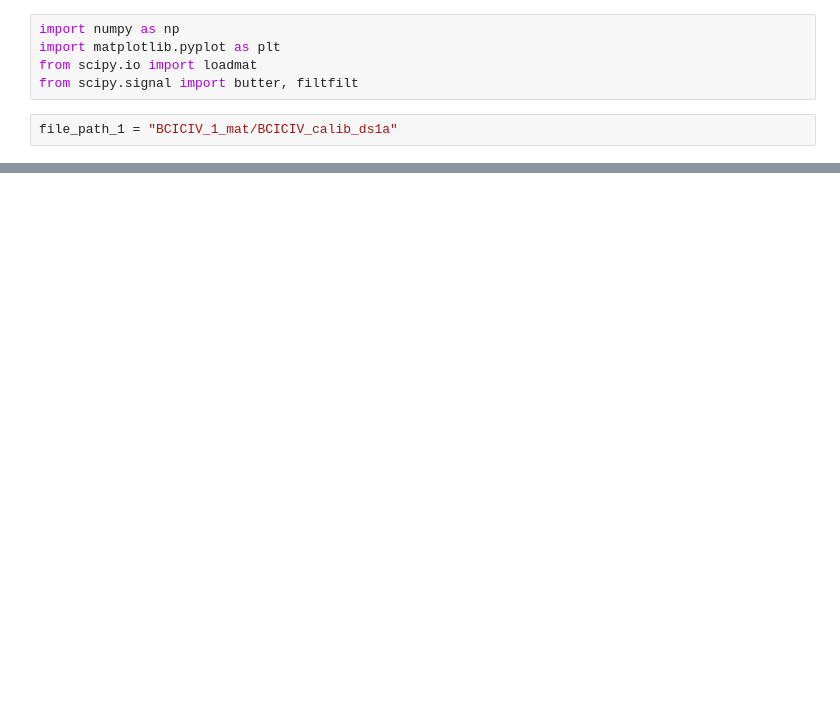
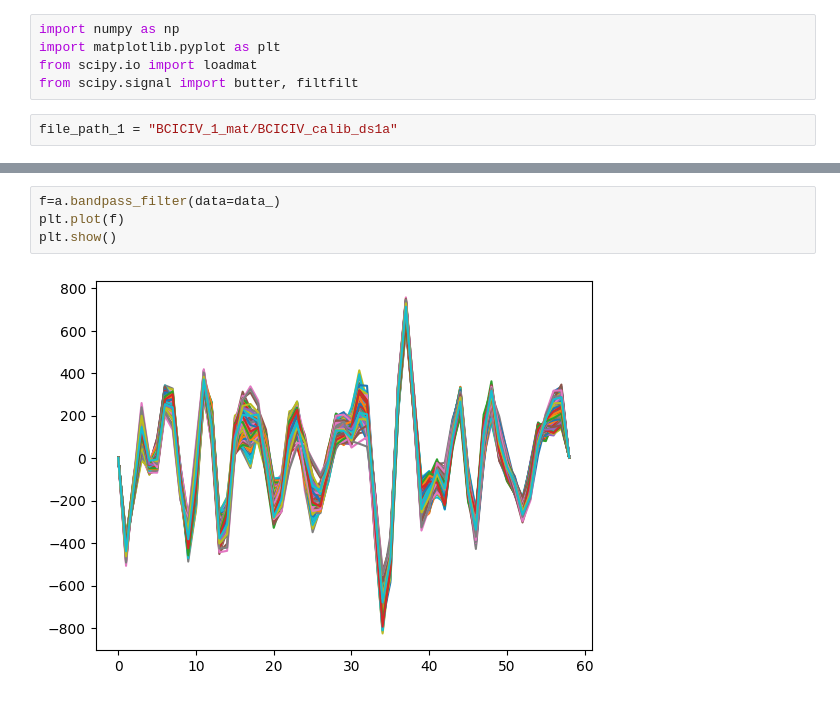
Before and after one commit to javadkavian/EEG_motor_imagery_analysis, a Jupyter notebook: data.ipynb, the cells around one changed output, grey strips where cells are left out. Drawn from its saved outputs; the diff is of its cells as text; blank space fills up the shorter version.

```diff
--- a/data.ipynb
+++ b/data.ipynb
@@ -60,0 +66,6 @@ data_ = a.trials['foot']
+# %%
+f=a.bandpass_filter(data=data_)
+plt.plot(f)
+plt.show()
+# %% [output]
+[figure, added]
```
Also changed, not shown: parts of 3 cells of this notebook.
